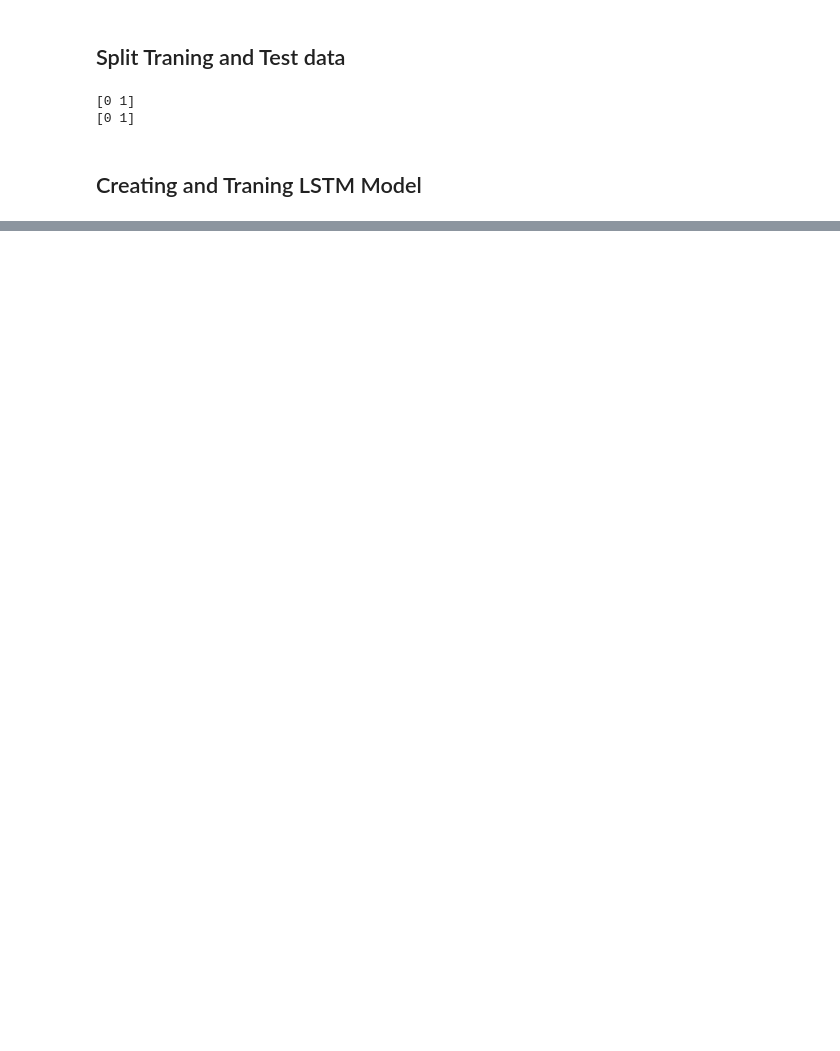
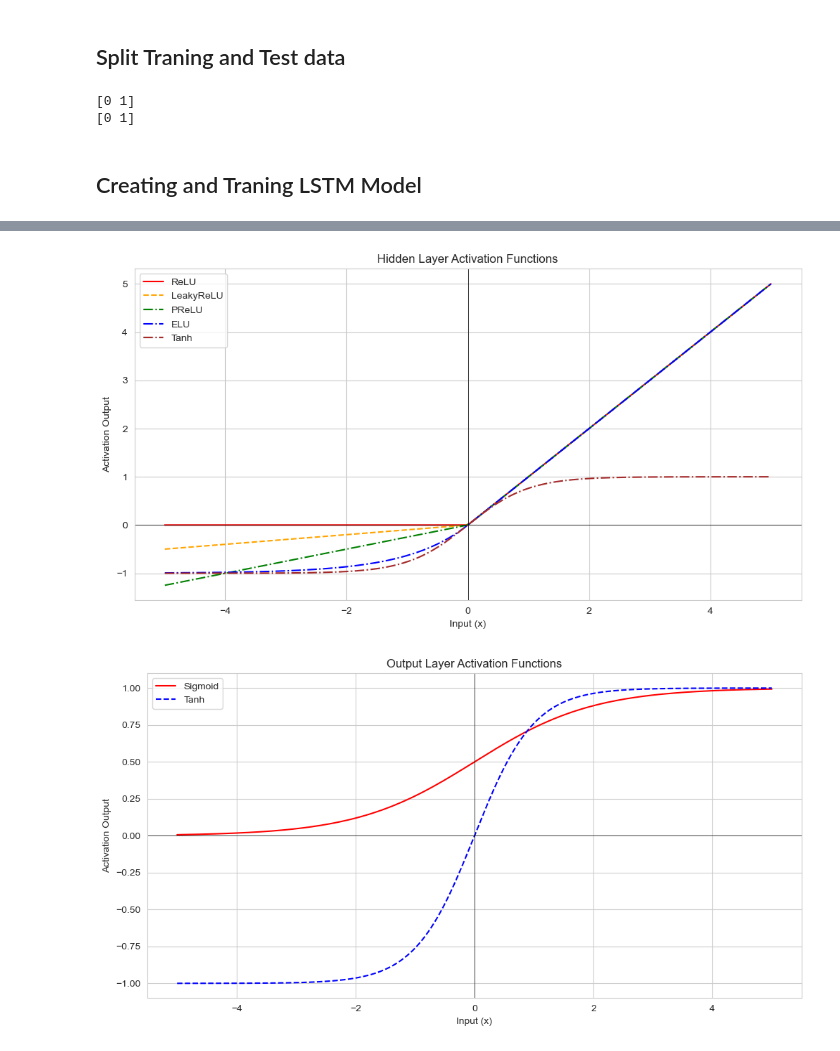
Before and after one commit to bibigan/Sentiment-Analysis-using-RNN, a Jupyter notebook: RNN-6-Activation-Function.ipynb, the cells around one changed output, grey strips where cells are left out. Drawn from its saved outputs; the diff is of its cells as text; code cells hidden in the pictures; blank space fills up the shorter version.

```diff
--- a/RNN-6-Activation-Function.ipynb
+++ b/RNN-6-Activation-Function.ipynb
@@ -466,0 +510,68 @@ plt.show()
+# %%
+import numpy as np
+import matplotlib.pyplot as plt
+import tensorflow.keras.backend as K
+
+# 定义激活函数
+def relu(x):
+    return np.maximum(0, x)
+
+def leaky_relu(x, alpha=0.1):
+    return np.where(x > 0, x, alpha * x)
+
+def prelu(x, alpha=0.25):
+    return np.where(x > 0, x, alpha * x)
+
+def elu(x, alpha=1.0):
+    return np.where(x > 0, x, alpha * (np.exp(x) - 1))
+
+def tanh(x):
+    return np.tanh(x)
+
+def sigmoid(x):
+    return 1 / (1 + np.exp(-x))
+
+# 生成输入数据
+x = np.linspace(-5, 5, 200)
+
+# 计算各激活函数的输出
+relu_y = relu(x)
+leaky_relu_y = leaky_relu(x)
+prelu_y = prelu(x)
+elu_y = elu(x)
+tanh_y = tanh(x)
+sigmoid_y = sigmoid(x)
+
+# 绘制隐藏层激活函数
+plt.figure(figsize=(12, 6))
+plt.plot(x, relu_y, label="ReLU", linestyle='-', color='red')
+plt.plot(x, leaky_relu_y, label="LeakyReLU", linestyle='--', color='orange')
+plt.plot(x, prelu_y, label="PReLU", linestyle='-.', color='green')
+plt.plot(x, elu_y, label="ELU", linestyle='-.', color='blue')
+plt.plot(x, tanh_y, label="Tanh", linestyle='-.', color='brown')
+
+plt.xlabel("Input (x)")
+plt.ylabel("Activation Output")
+plt.title("Hidden Layer Activation Functions")
+plt.axhline(0, color='black', linewidth=0.5)
+plt.axvline(0, color='black', linewidth=0.5)
+plt.legend()
+plt.grid(True)
+plt.show()
+
+# 绘制输出层激活函数
+plt.figure(figsize=(12, 6))
+plt.plot(x, sigmoid_y, label="Sigmoid", linestyle='-', color='red')
+plt.plot(x, tanh_y, label="Tanh", linestyle='--', color='blue')
+
+plt.xlabel("Input (x)")
+plt.ylabel("Activation Output")
+plt.title("Output Layer Activation Functions")
+plt.axhline(0, color='black', linewidth=0.5)
+plt.axvline(0, color='black', linewidth=0.5)
+plt.legend()
+plt.grid(True)
+plt.show()
+# %% [output]
+[figure, added]
+[figure, added]
```
Also changed, not shown: parts of 17 cells of this notebook, 2 other files.
